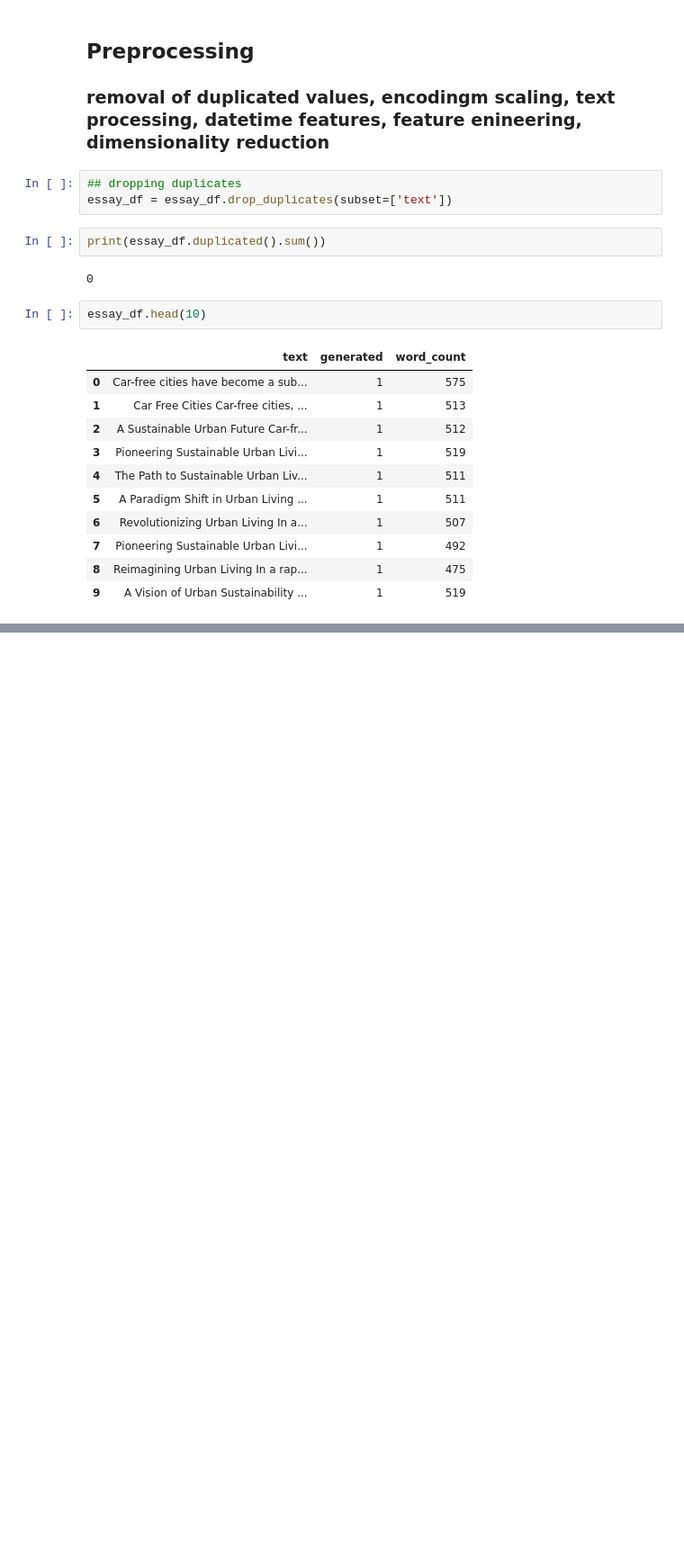
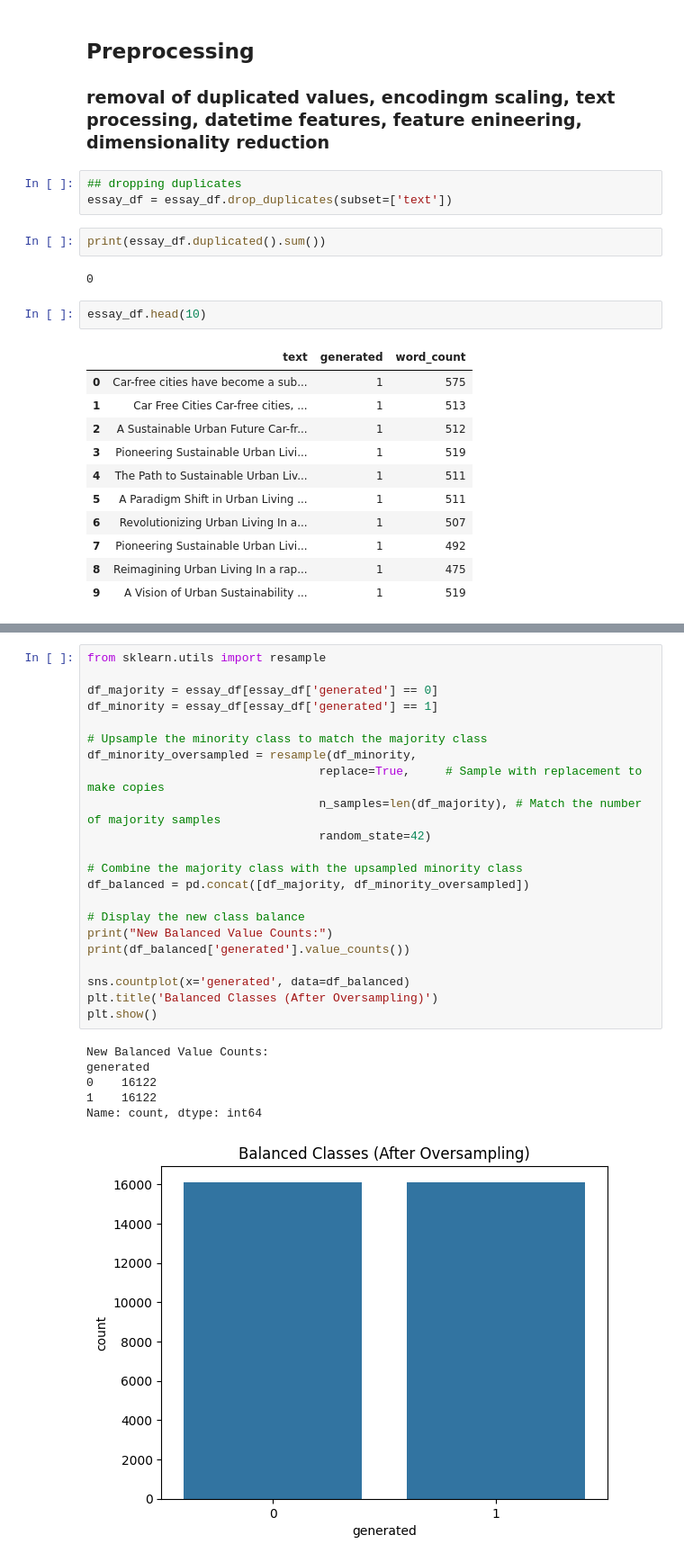
Before and after one commit to soipanhamisi/TextClassifierModel, a Jupyter notebook: textClassifer_nb.ipynb, the cells around one changed output, grey strips where cells are left out. Shown at 90% size. Cells and saved outputs as stored; diff of their text form; blank space fills up the shorter version.

```diff
--- a/textClassifer_nb.ipynb
+++ b/textClassifer_nb.ipynb
@@ -154,0 +165,29 @@ essay_df.head(10)
+# %%
+from sklearn.utils import resample
+
+df_majority = essay_df[essay_df['generated'] == 0]
+df_minority = essay_df[essay_df['generated'] == 1]
+
+# Upsample the minority class to match the majority class
+df_minority_oversampled = resample(df_minority,
+                                 replace=True,     # Sample with replacement to make copies
+                                 n_samples=len(df_majority), # Match the number of majority samples
+                                 random_state=42)
+
+# Combine the majority class with the upsampled minority class
+df_balanced = pd.concat([df_majority, df_minority_oversampled])
+
+# Display the new class balance
+print("New Balanced Value Counts:")
+print(df_balanced['generated'].value_counts())
+
+sns.countplot(x='generated', data=df_balanced)
+plt.title('Balanced Classes (After Oversampling)')
+plt.show()
+# %% [output]
+New Balanced Value Counts:
+generated
+0    16122
+1    16122
+Name: count, dtype: int64
+[figure, added]
```
Also changed, not shown: parts of 14 cells of this notebook.
